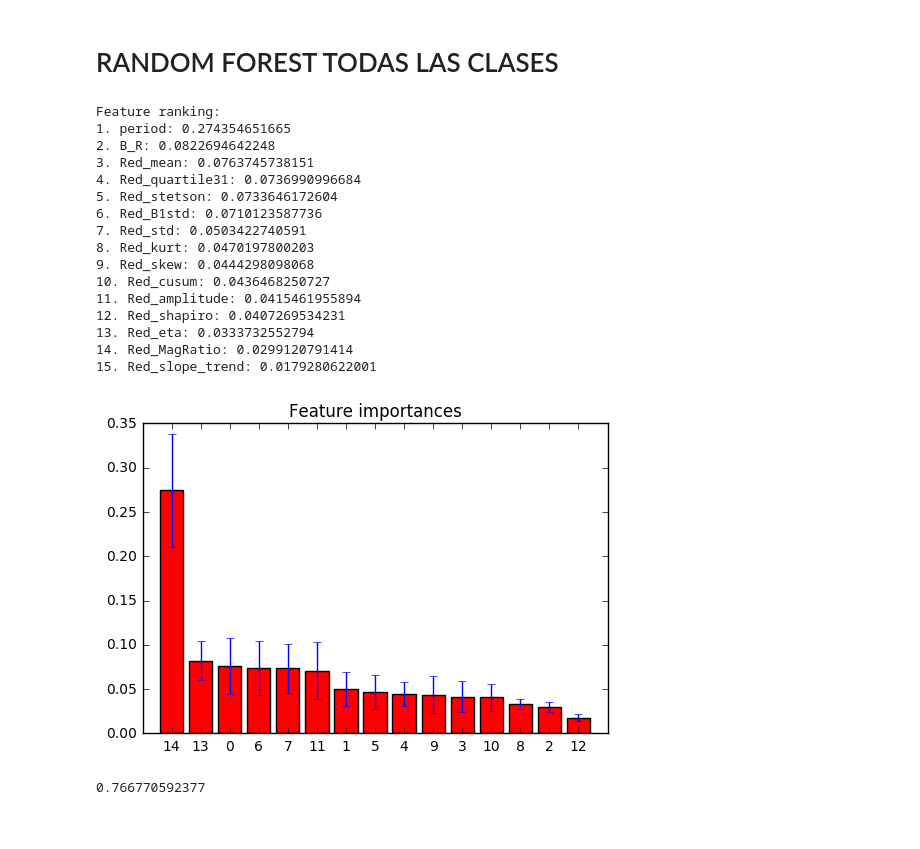
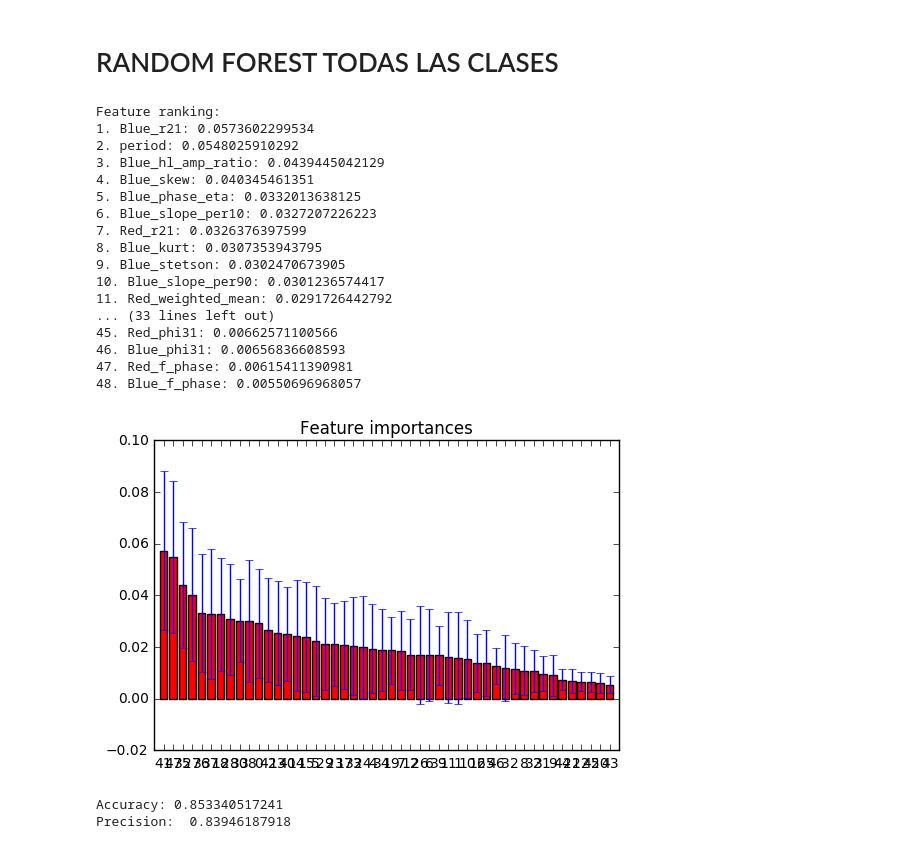
Before and after one commit to nicolasencina/Inteligencia_Proyecto, a Jupyter notebook: Preprocesamiento.ipynb, the cells around one changed output. Cells and saved outputs as stored; diff of their text form; code cells hidden in the pictures.

```diff
--- a/Preprocesamiento.ipynb
+++ b/Preprocesamiento.ipynb
@@ -283,10 +536,10 @@ plt.legend([ p1, p2, p3], ["Ecilpsantes" ,"Cefeidas", "RR Lyrae"])
 # RR Lyrae Subclases
 # %%
 import pickle
-caracteristicas = pickle.load( open( "caracteristicas.p", "rb" ) )
+caracteristicas = pickle.load( open( "final_features.p", "rb" ) )
 
-feature_1 = 3
-feature_2 = 9
+feature_1 = 48
+feature_2 = 35
 
 RRab_feature_1 = []
 RRab_feature_2 = []
@@ -344,7 +597,9 @@ for element in subclass:
         Cefeids_subclases.append(element)
 # %%
 import pickle
-caracteristicas = pickle.load( open( "caracteristicas.p", "rb" ) )
+
+nombre_archivo_load = "final_features.p"
+caracteristicas = pickle.load( open( nombre_archivo_load , "rb" ) )
 
 def list_of_lists(size):
     new_list=[]
@@ -352,8 +607,8 @@ def list_of_lists(size):
         new_list.append([])
     return new_list
 
-feature_1 = 5
-feature_2 = 10
+feature_1 = 48
+feature_2 = 35
 
 subclases=EB_subclases
 #def sub_class_features(caracteristicas, subclases, feature_1, feature_2):
@@ -524,9 +821,9 @@ ax.scatter(X[:, 0], X[:, 2], c=Y, linewidth=0, alpha=0.5, s=20)
 plt.grid()
 '''
 
-X_train, X_test, Y_train, Y_test = train_test_split(X, Y, train_size=0.5)
+X_train, X_test, Y_train, Y_test = train_test_split(X, Y, train_size=0.25, random_state = True)
 
-clf = RandomForestClassifier(n_estimators=100, max_depth=None, bootstrap = True)
+clf = RandomForestClassifier(n_estimators=1000, max_depth=None, bootstrap = True, n_jobs = -1)
 clf = clf.fit(X_train, Y_train)
 Y_pred = clf.predict_proba(X_test)
 
@@ -739,14 +1033,14 @@ ax.scatter(X[:, 0], X[:, 2], c=Y, linewidth=0, alpha=0.5, s=20)
 plt.grid()
 '''
 
-X_train_all, X_test_all, Y_train_all, Y_test_all = train_test_split(X_all, Y_all, train_size=0.25, random_state = 42)
+X_train_all, X_test_all, Y_train_all, Y_test_all = train_test_split(X_all, Y_all, train_size=0.3, random_state = 42)
 
-clf_all = RandomForestClassifier(n_estimators=100, max_depth=None, bootstrap = True)
-clf_all = clf.fit(X_train_all, Y_train_all)
+clf_all = RandomForestClassifier(n_estimators=700, max_depth=None, bootstrap = True, n_jobs=-1, class_weight='balanced_subsample')
+clf_all = clf_all.fit(X_train_all, Y_train_all)
 Y_pred_all = clf_all.predict_proba(X_test_all)
 
 
-importances = clf.feature_importances_
+importances = clf_all.feature_importances_
 std = np.std([tree.feature_importances_ for tree in clf_all.estimators_],
              axis=0)
 indices = np.argsort(importances)[::-1]
@@ -764,56 +1058,66 @@ plt.figure()
 plt.title("Feature importances")
 plt.bar(range(X_all.shape[1]), importances[indices],
        color="r", yerr=std[indices], align="center")
-plt.xticks(range(X.shape[1]), indices)
+plt.xticks(range(X_all.shape[1]), indices)
 plt.xlim([-1, X_all.shape[1]])
 plt.show()
 
 ########################3
 
 from sklearn import metrics
 from sklearn.metrics import accuracy_score
 
 def prediction(arreglo):
     n_clases = len(arreglo[0])
     pred = []
     for prediccion in arreglo:
         actual_max = 0
         indice_max = 0
         for i, dato in enumerate(prediccion):
             if dato >= actual_max:
                 actual_max = dato
                 indice_max = i
         pred.append(indice_max)
     return pred
 
 #score = metrics.f1_score(y_test, pred, pos_label=list(set(y_test)))
 # training score
 #score_train = metrics.f1_score(y_train, pred_train, pos_label=list(set(y_train)))
 
 y_test_all = Y_test_all
 pred_all = Y_pred_all
 pred_pscore_all = prediction(pred_all)
+
 pscore_all = metrics.accuracy_score(y_test_all, pred_pscore_all)
-print pscore_all
+print "Accuracy:", pscore_all
+
+precision_all = metrics.precision_score(y_test_all, pred_pscore_all, average='weighted')
+print "Precision: ", precision_all
+
+
+#scores = cross_val_score(clf_all, X_test_all, y_test_all)
+#print "Scores test:", scores.mean()
 # %% [output]
 Feature ranking:
-1. period: 0.274354651665
-2. B_R: 0.0822694642248
-3. Red_mean: 0.0763745738151
-4. Red_quartile31: 0.0736990996684
-5. Red_stetson: 0.0733646172604
-6. Red_B1std: 0.0710123587736
-7. Red_std: 0.0503422740591
-8. Red_kurt: 0.0470197800203
-9. Red_skew: 0.0444298098068
-10. Red_cusum: 0.0436468250727
-11. Red_amplitude: 0.0415461955894
-12. Red_shapiro: 0.0407269534231
-13. Red_eta: 0.0333732552794
-14. Red_MagRatio: 0.0299120791414
-15. Red_slope_trend: 0.0179280622001
+1. Blue_r21: 0.0573602299534
+2. period: 0.0548025910292
+3. Blue_hl_amp_ratio: 0.0439445042129
+4. Blue_skew: 0.040345461351
+5. Blue_phase_eta: 0.0332013638125
+6. Blue_slope_per10: 0.0327207226223
+7. Red_r21: 0.0326376397599
+8. Blue_kurt: 0.0307353943795
+9. Blue_stetson: 0.0302470673905
+10. Blue_slope_per90: 0.0301236574417
+11. Red_weighted_mean: 0.0291726442792
+... (33 lines left out)
+45. Red_phi31: 0.00662571100566
+46. Blue_phi31: 0.00656836608593
+47. Red_f_phase: 0.00615411390981
+48. Blue_f_phase: 0.00550696968057
-[figure, old version]
+[figure, new version]
-0.766770592377
+Accuracy: 0.853340517241
+Precision:  0.83946187918
 # %%
 print(__doc__)
 
```
Also changed, not shown: parts of 14 cells of this notebook.
